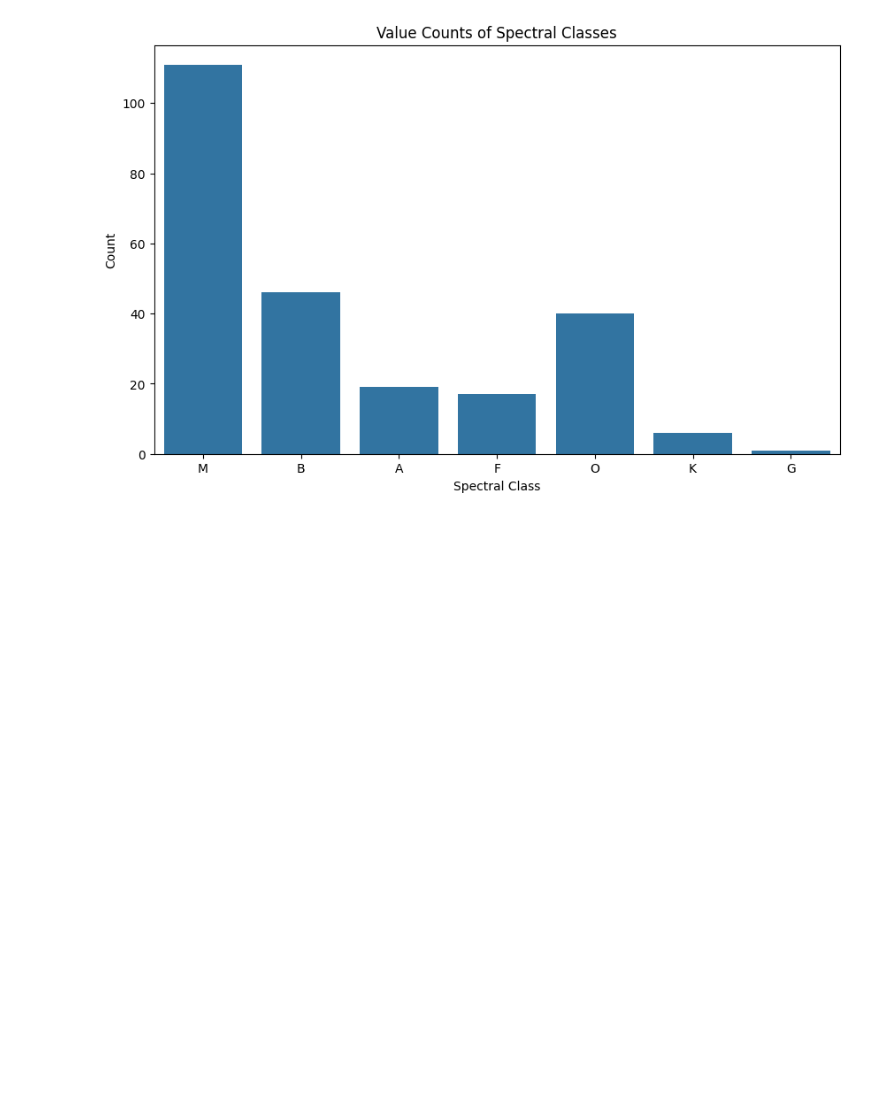
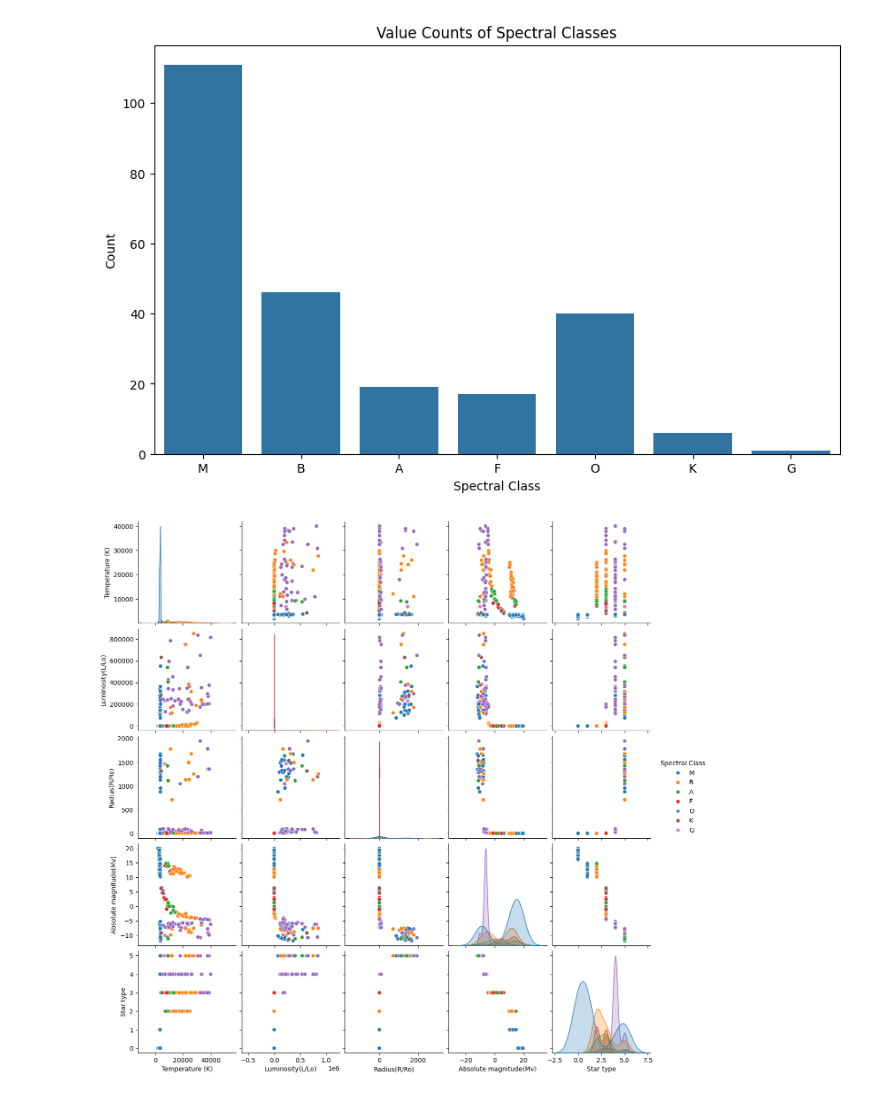
Before and after one commit to PeeKay26/Star-Class-Forest, a Jupyter notebook: notebooks/eda.ipynb, the cells around one changed output. Cells and saved outputs as stored; diff of their text form; code cells hidden in the pictures; blank space fills up the shorter version.

Commit message:
need more visualization

```diff
--- a/notebooks/eda.ipynb
+++ b/notebooks/eda.ipynb
@@ -81,3 +81,8 @@ plt.title('Value Counts of Spectral Classes')
 plt.show()
 # %% [output]
 [figure]
+# %%
+sns.pairplot(df,hue='Spectral Class')
+plt.show()
+# %% [output]
+[figure, added]
```
Also changed, not shown: 5 other files.
